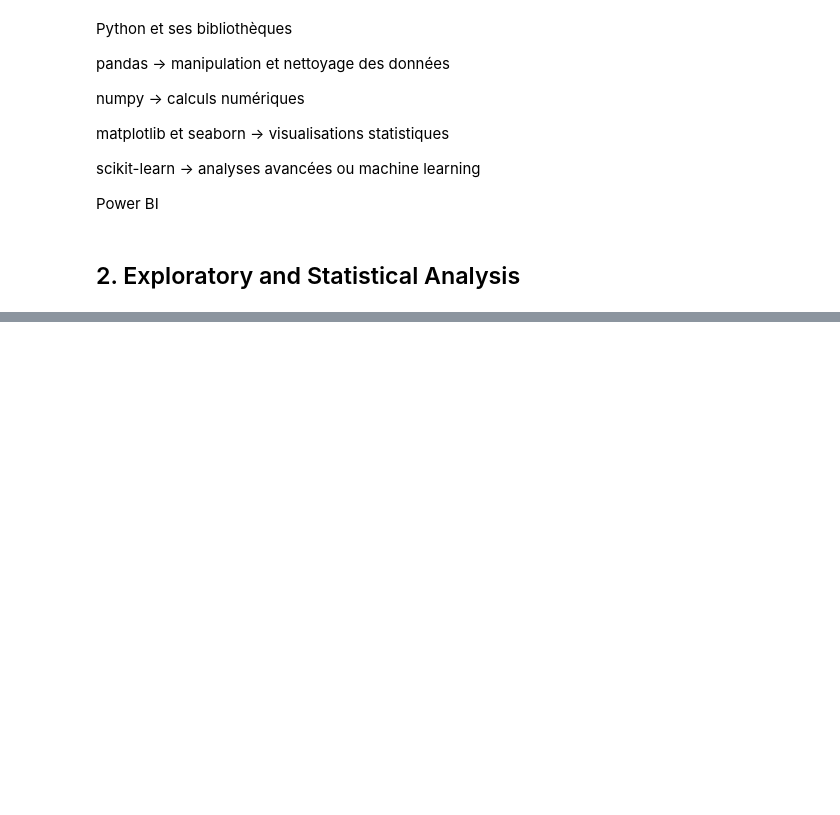
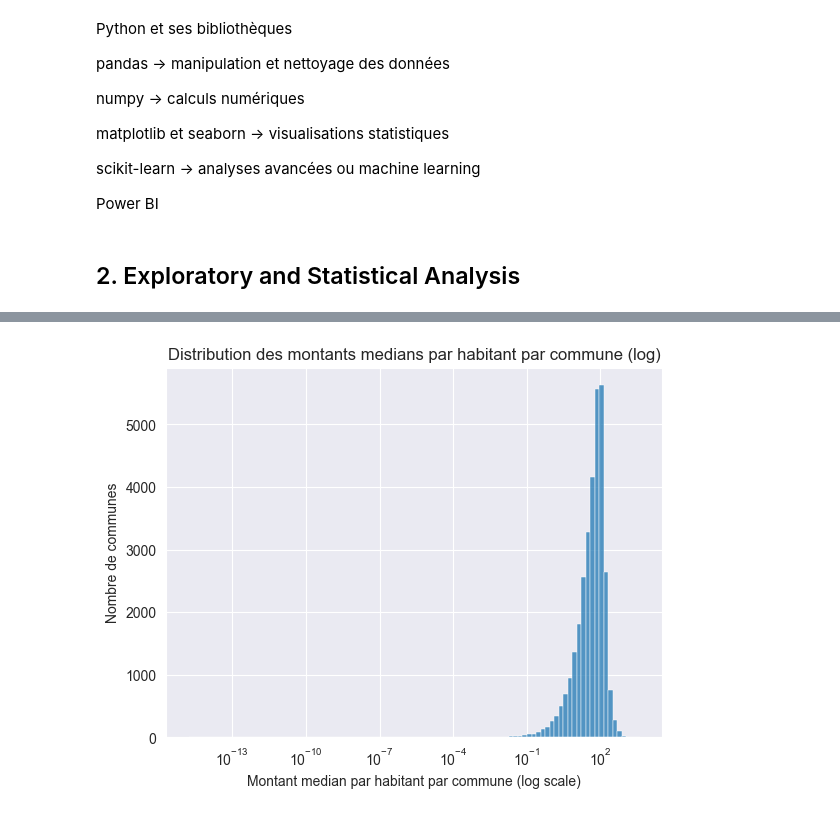
Before and after one commit to vincentmori/Projet_BI_MORIN_DOAT_MOUTON_ROBERT_MAEDER_LAMBERT, a Jupyter notebook: Notebook/exploratory.ipynb, the cells around one changed output, grey strips where cells are left out. Cells and saved outputs as stored; diff of their text form; code cells hidden in the pictures; blank space fills up the shorter version.

```diff
--- a/Notebook/exploratory.ipynb
+++ b/Notebook/exploratory.ipynb
@@ -490,0 +616,10 @@ np.int64(3728936)
+# %%
+communes_grouped = communes.groupby("Nom 2024 Commune")["Montant en € par habitant"].median().reset_index()
+
+sns.histplot(communes_grouped["Montant en € par habitant"], bins=100, log_scale=True)
+plt.xlabel("Montant median par habitant par commune (log scale)")
+plt.ylabel("Nombre de communes")
+plt.title("Distribution des montants medians par habitant par commune (log)")
+plt.show()
+# %% [output]
+[figure, added]
```
Also changed, not shown: parts of 22 cells of this notebook.
